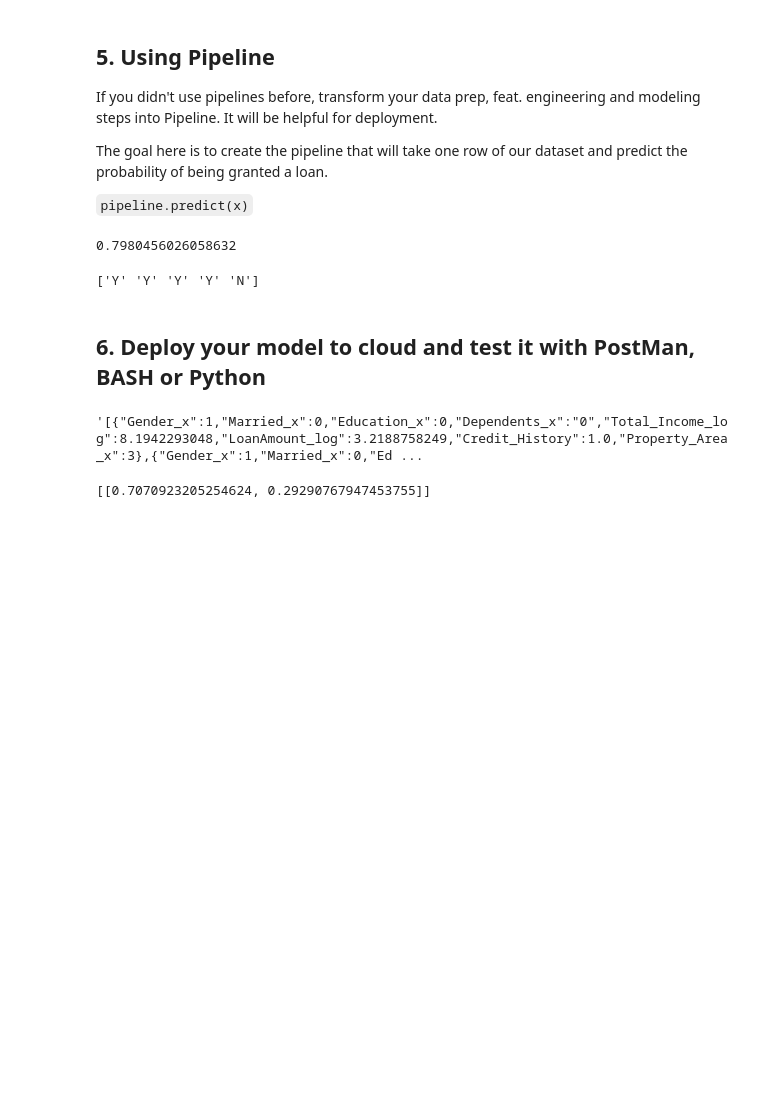
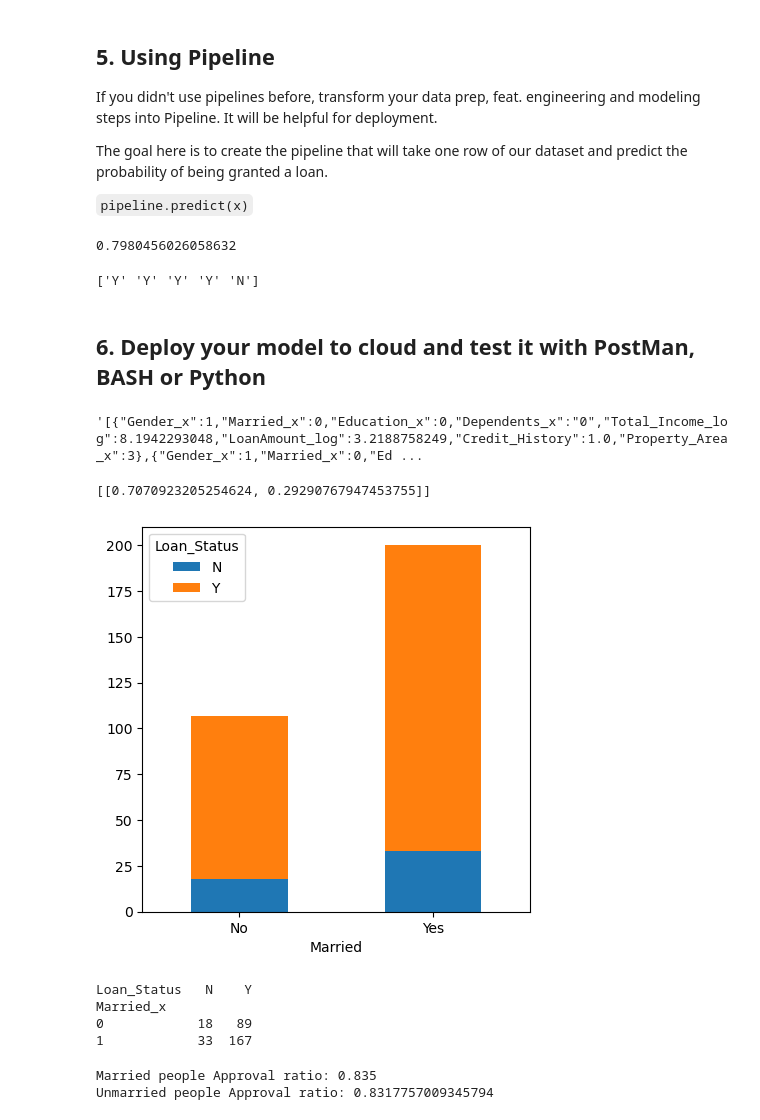
Before and after one commit to MillanAir/mini-project-IV, a Jupyter notebook: notebooks/instructions.ipynb, the cells around one changed output. Saved outputs shown, nothing was run; the diff lists cells and outputs as text; code cells hidden in the pictures; blank space fills up the shorter version.

```diff
--- a/notebooks/instructions.ipynb
+++ b/notebooks/instructions.ipynb
@@ -786,3 +786,29 @@ r = requests.post(url = URL, json = json_data)
 print(r.json())
 # %% [output]
 [[0.7070923205254624, 0.29290767947453755]]
+# %%
+# append y_pred to X_test
+predDF = X_test
+predDF['Loan_Status'] = y_pred
+# %%
+# show married and unmarried applicants with loan status
+predDF.groupby(['Married_x','Loan_Status']).size().unstack().plot(kind='bar',stacked=True, figsize=(5,5))
+plt.xticks([0,1],['No','Yes'], rotation=0)
+plt.xlabel('Married')
+plt.show()
+# %% [output]
+[figure, added]
+# %%
+# print married and unmarried applicants with loan status
+print(predDF.groupby(['Married_x','Loan_Status']).size().unstack())
+# %% [output]
+Loan_Status   N    Y
+Married_x
+0            18   89
+1            33  167
+# %%
+print(f"Married people Approval ratio: {167/(167+33)}")
+print(f"Unmarried people Approval ratio: {89/(89+18)}")
+# %% [output]
+Married people Approval ratio: 0.835
+Unmarried people Approval ratio: 0.8317757009345794
```
Also changed, not shown: 1 other file.
